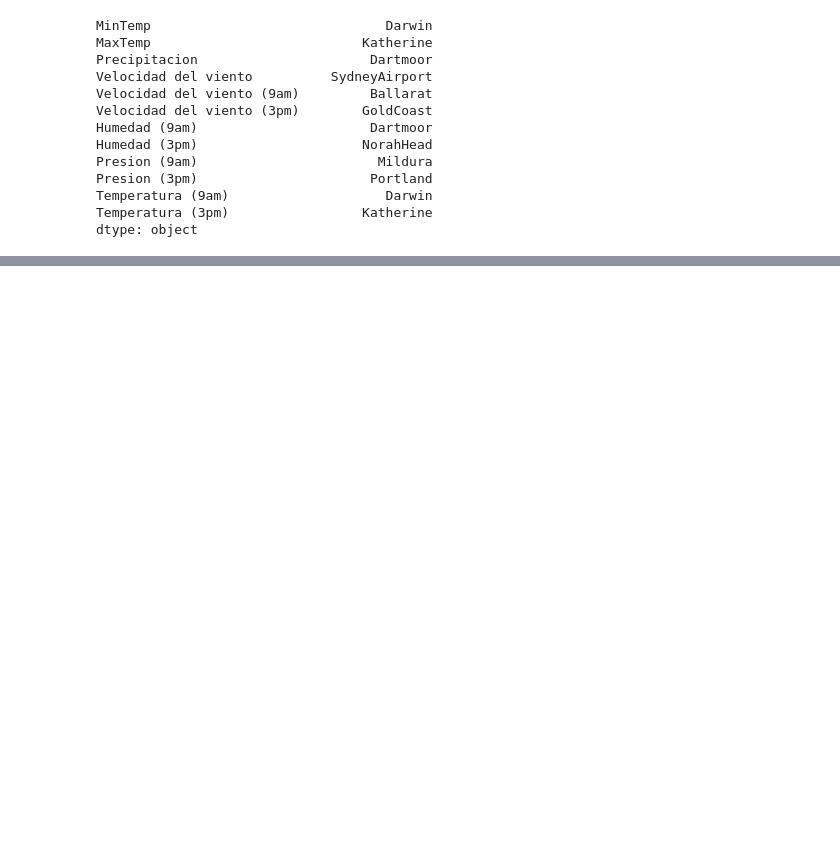
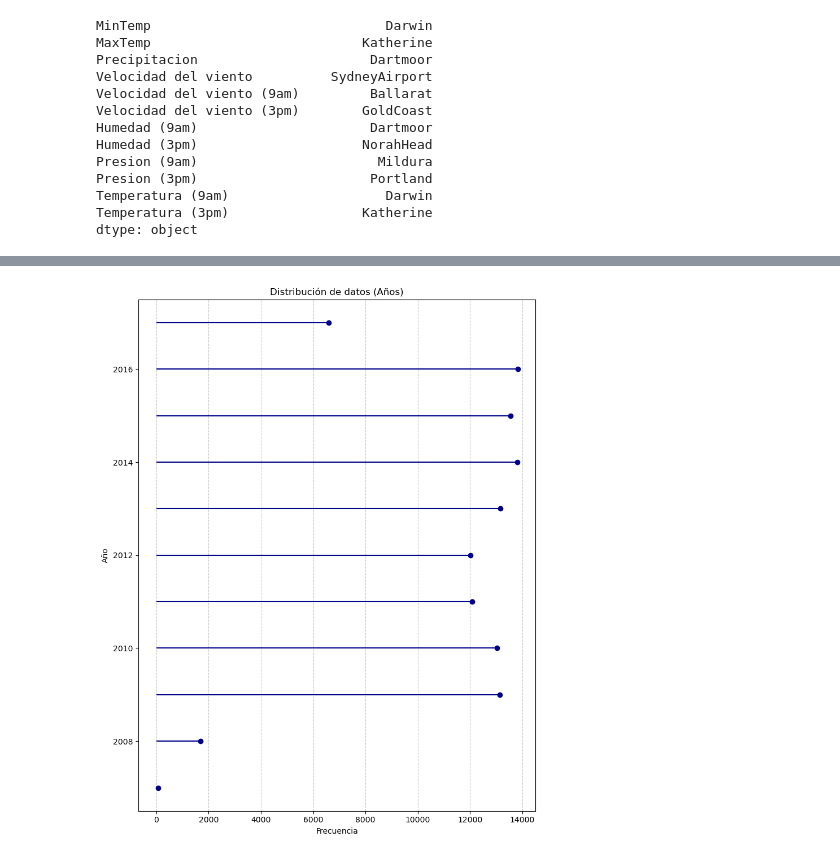
Before and after one commit to esco1729/HT05, a Jupyter notebook: HT6 (EDA).ipynb, the cells around one changed output, grey strips where cells are left out. Drawn from its saved outputs; the diff is of its cells as text; code cells hidden in the pictures; blank space fills up the shorter version.

```diff
--- a/HT6 (EDA).ipynb
+++ b/HT6 (EDA).ipynb
@@ -333,0 +453,24 @@ sns.boxplot(df, x="Precipitacion", y="Mes")
+# %%
+value_counts = df['Anio'].value_counts()
+
+value_counts_df = value_counts.reset_index()
+value_counts_df.columns = ['Anio', 'count']
+
+value_counts_df.sort_values('count', ascending=True, inplace=True)
+
+plt.figure(figsize=(8, 10))
+
+plt.hlines(y=value_counts_df['Anio'], xmin=0, xmax=value_counts_df['count'], color='darkblue')
+
+plt.plot(value_counts_df['count'], value_counts_df['Anio'], 'o', color='darkblue')
+
+plt.xlabel('Frecuencia')
+plt.ylabel('Año')
+plt.title('Distribución de datos (Años)')
+
+plt.grid(axis='x', linestyle='--', alpha=0.7)
+
+plt.tight_layout()
+plt.show()
+# %% [output]
+[figure, added]
```
Also changed, not shown: parts of 43 cells of this notebook.
